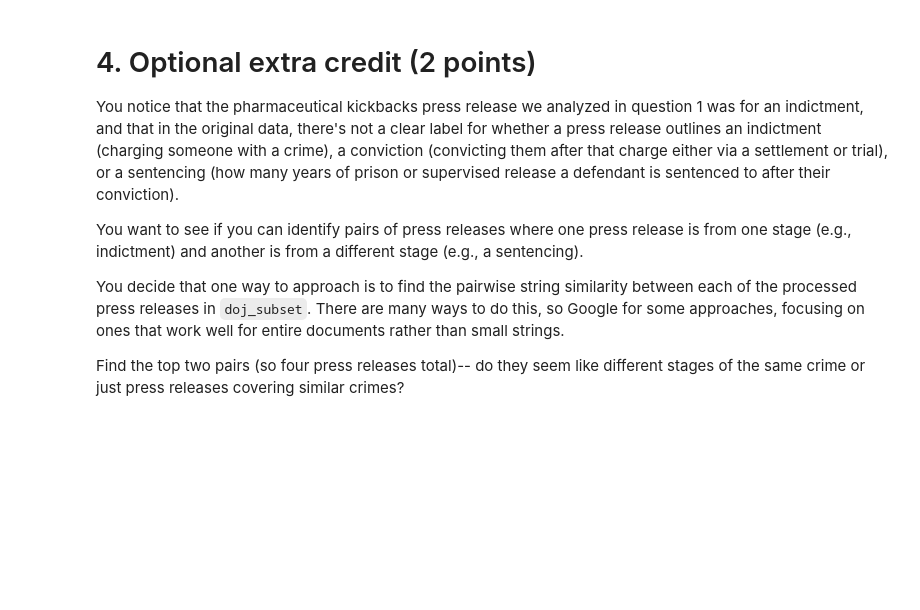
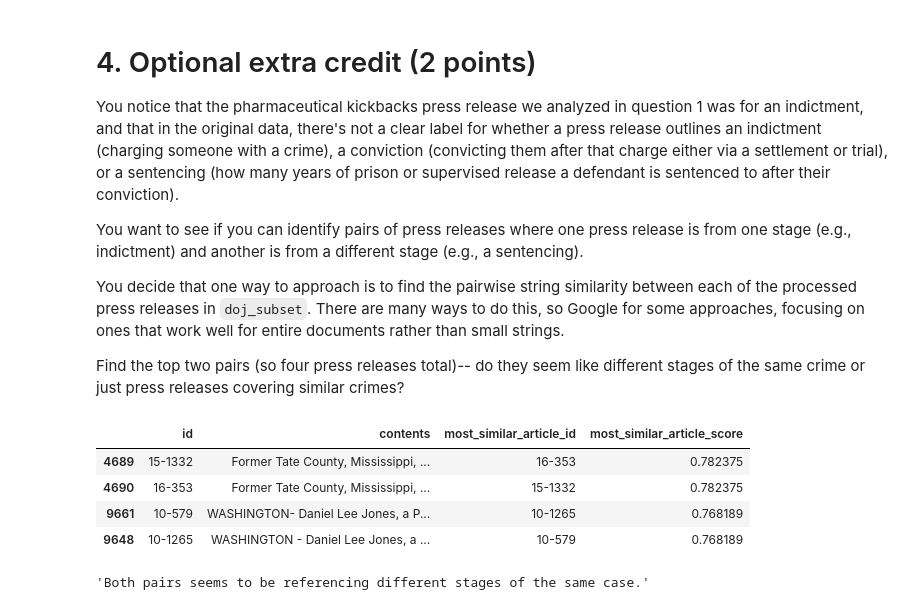
Before and after one commit to alexcraig043/qss-20, a Jupyter notebook: problemsets/pset4/pset4_f0055yb_f005g0v.ipynb, the cells around one changed output. Cells and saved outputs as stored; diff of their text form; code cells hidden in the pictures; blank space fills up the shorter version.

```diff
--- a/problemsets/pset4/pset4_f0055yb_f005g0v.ipynb
+++ b/problemsets/pset4/pset4_f0055yb_f005g0v.ipynb
@@ -353,4 +372,5 @@ custom_doj_stopwords = ["civil", "rights", "division", "department", "justice",
 # %%
 ## your code executing the function
+doj_subset_wscore['processed_contents'] = doj_subset_wscore['contents'].apply(preprocessing)
 # %%
 ## your code showing the examples
@@ -434,0 +653,10 @@ B. Print the `id`, `processed_text`, and `processed_text_bigram` columns for pre
+# %%
+## your code here
+def create_bigram_onedoc(processed_contents):
+    words = processed_contents.split()
+    bigrams = [f"{w1}_{w2}" for w1, w2 in zip(words, words[1:])]
+    return " ".join(bigrams)
+
+doj_subset_wscore["processed_contents_bigrams"] = doj_subset_wscore["processed_contents"].apply(create_bigram_onedoc)
+
+doj_subset_wscore[doj_subset_wscore.id == '16-217'][['id', 'processed_contents', 'processed_contents_bigrams']]
@@ -454,0 +739,39 @@ Find the top two pairs (so four press releases total)-- do they seem like differ
+# %%
+# your code here
+from sklearn.feature_extraction.text import TfidfVectorizer
+from sklearn.metrics.pairwise import cosine_similarity
+
+doj_subset_wscore_small = doj_subset_wscore.sample(100)
+
+vectorizer = TfidfVectorizer()
+
+def get_most_similar_article(processed_contents):
+    id_list = []
+    for row in doj_subset_wscore_small.iterrows():
+        if (row[1]["processed_contents"] != processed_contents):
+            corpus = (processed_contents, row[1]["processed_contents"])
+            trsfm = vectorizer.fit_transform(corpus)
+            similarity = cosine_similarity(trsfm[0:1], trsfm)
+            id_list.append((row[1]["id"], similarity[0][1]))
+
+    most_similar = sorted(id_list, key=lambda x: x[1], reverse=True)
+    return most_similar[0]
+# %%
+# apply the function to the dataframe
+most_similar_articles = doj_subset_wscore_small["processed_contents"].apply(get_most_similar_article)
+doj_subset_wscore_small["most_similar_article_id"] = [item[0] for item in most_similar_articles]
+doj_subset_wscore_small["most_similar_article_score"] = [item[1] for item in most_similar_articles]
+# %%
+# print the top 2 pairs of most similar articles
+doj_subset_wscore_small_sorted_by_similarity = doj_subset_wscore_small.sort_values(by="most_similar_article_score", ascending=False)
+
+doj_subset_wscore_small_sorted_by_similarity[["id", "contents", "most_similar_article_id", "most_similar_article_score"]].head(4)
+
+"Both pairs seems to be referencing different stages of the same case."
+# %% [output]
+|  | id | contents | most_similar_article_id | most_similar_article_score |
+| 4689 | 15-1332 | Former Tate County, Mississippi, ... | 16-353 | 0.782375 |
+| 4690 | 16-353 | Former Tate County, Mississippi, ... | 15-1332 | 0.782375 |
+| 9661 | 10-579 | WASHINGTON- Daniel Lee Jones, a P... | 10-1265 | 0.768189 |
+| 9648 | 10-1265 | WASHINGTON - Daniel Lee Jones, a ... | 10-579 | 0.768189 |
+'Both pairs seems to be referencing different stages of the same case.'
```
Also changed, not shown: parts of 32 cells of this notebook, 2 other files.
